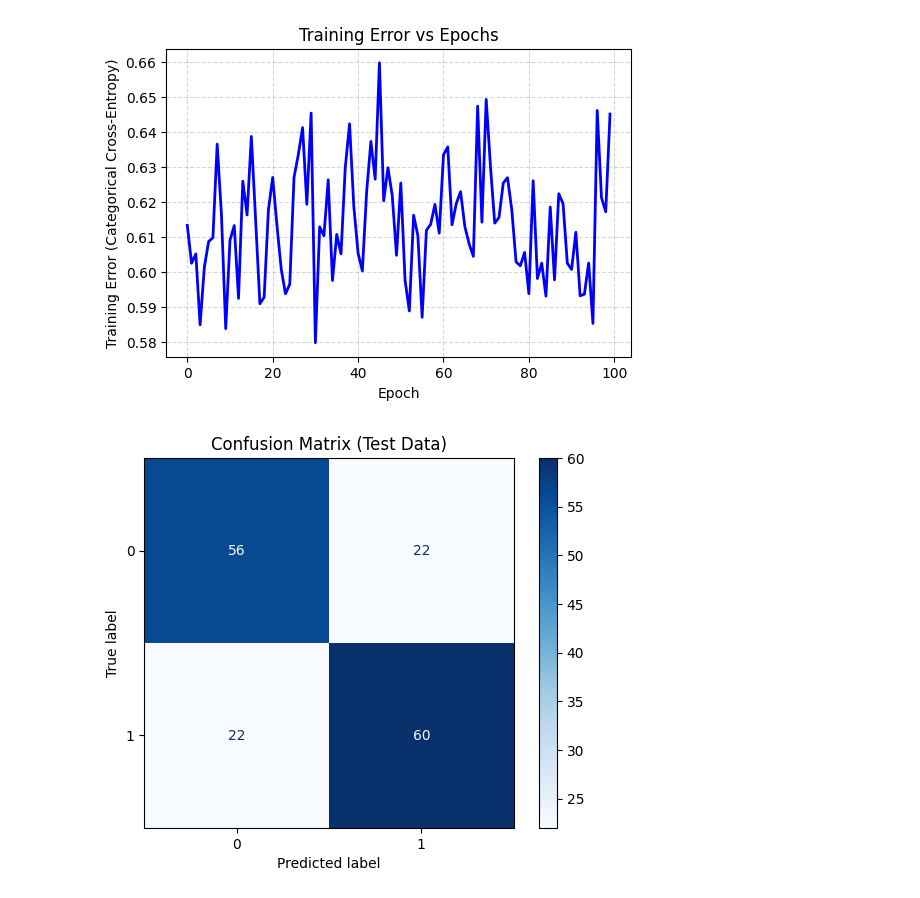
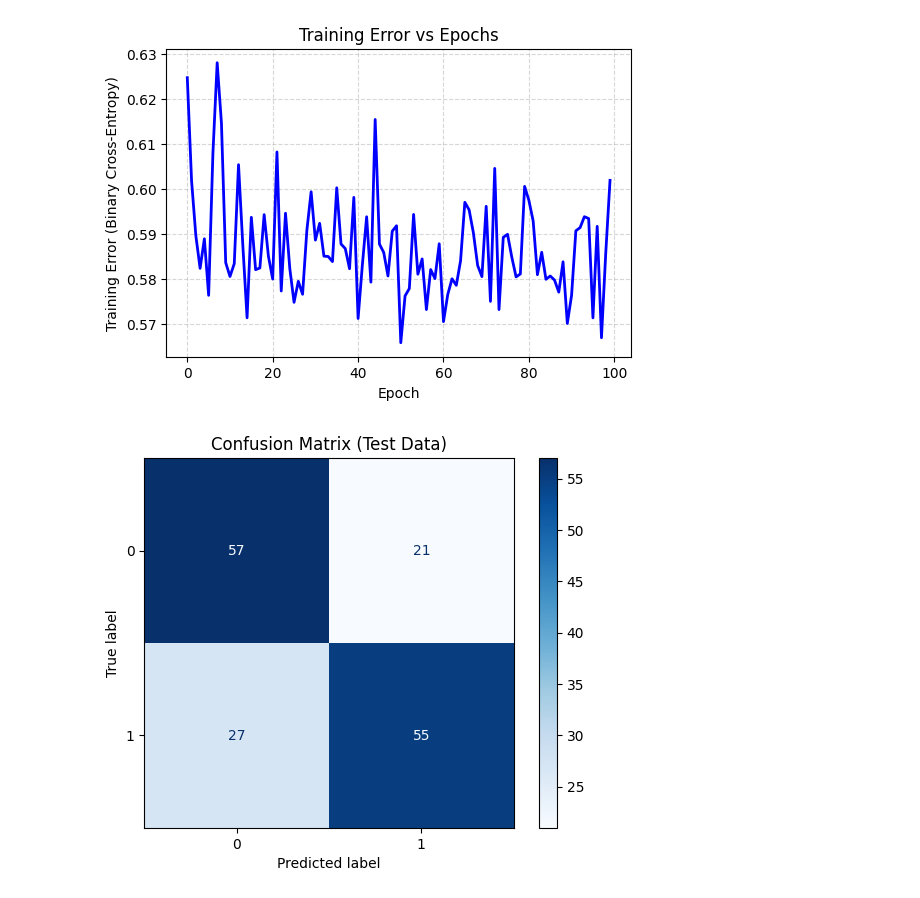
Before and after one commit to Hrushikesh9807/Pattern-Recognition-and-Machine-Learning, a Jupyter notebook: Assignment-3/src/q3.ipynb, the cells around one changed output. Drawn from its saved outputs; the diff is of its cells as text; code cells hidden in the pictures.

```diff
--- a/Assignment-3/src/q3.ipynb
+++ b/Assignment-3/src/q3.ipynb
@@ -33,13 +32,13 @@ model = Sequential([
 ])
 
 sgd = SGD(learning_rate=0.07, momentum=0.9)
-model.compile(optimizer=sgd, loss="categorical_crossentropy", metrics=["accuracy"])
+model.compile(optimizer=sgd, loss="binary_crossentropy", metrics=["accuracy"])
 
 es = EarlyStopping(monitor="loss", min_delta=1e-3, patience=3, restore_best_weights=True)
 
 history = model.fit(
     x_train, y_train_oh,
-    batch_size=8,
+    batch_size=4,
     epochs=100,
     shuffle=True,
     # callbacks=[es],
@@ -67,15 +66,15 @@ Epoch 100/100
 # %%
 import matplotlib.pyplot as plt
 
 plt.figure(figsize=(6,4))
 plt.plot(history.history['loss'], color='blue', linewidth=2)
 plt.xlabel("Epoch")
-plt.ylabel("Training Error (Categorical Cross-Entropy)")
+plt.ylabel("Training Error (Binary Cross-Entropy)")
 plt.title("Training Error vs Epochs")
 plt.grid(True, linestyle='--', alpha=0.5)
 plt.show()
 # %% [output]
-[figure, old version]
+[figure, new version]
 # %%
 import numpy as np
 from sklearn.metrics import confusion_matrix, ConfusionMatrixDisplay
@@ -90,7 +89,7 @@ disp.plot(cmap='Blues', colorbar=True)
 plt.title("Confusion Matrix (Test Data)")
 plt.show()
 # %% [output]
-[figure, old version]
+[figure, new version]
 # %%
 import numpy as np
 import matplotlib.pyplot as plt
```
Also changed, not shown: parts of 6 cells of this notebook, 48 other files.
